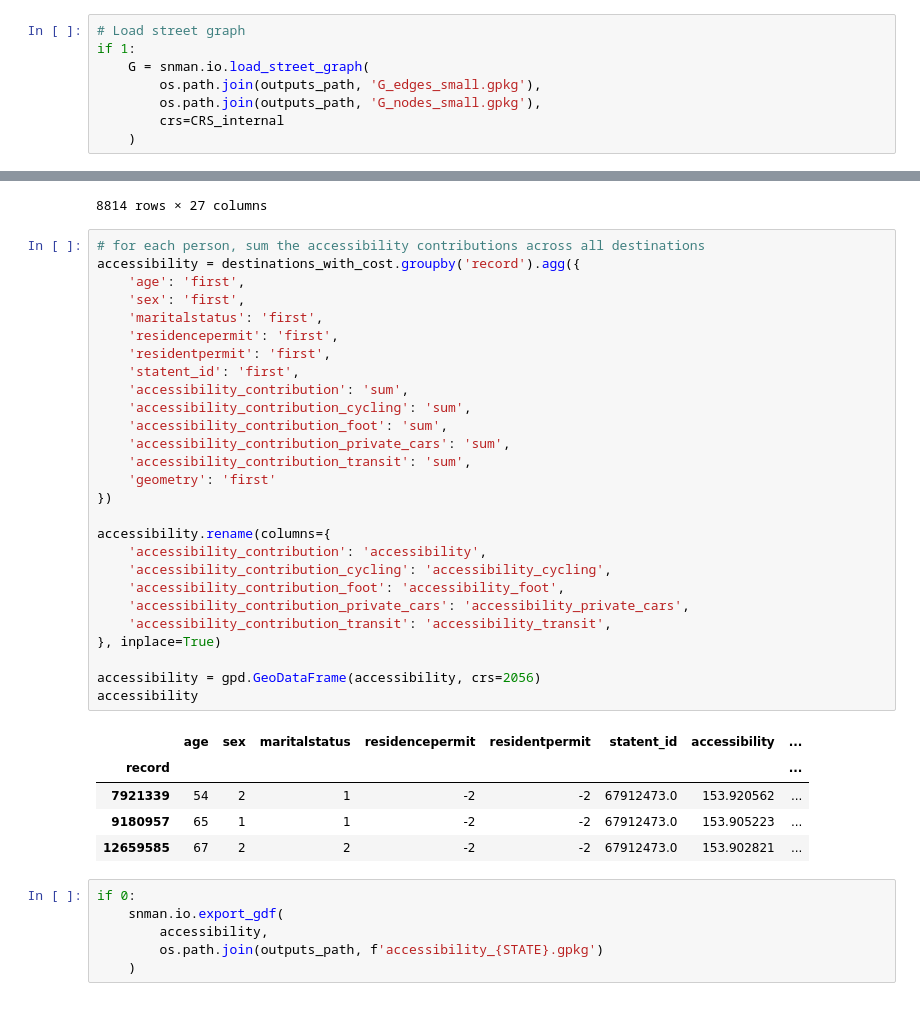
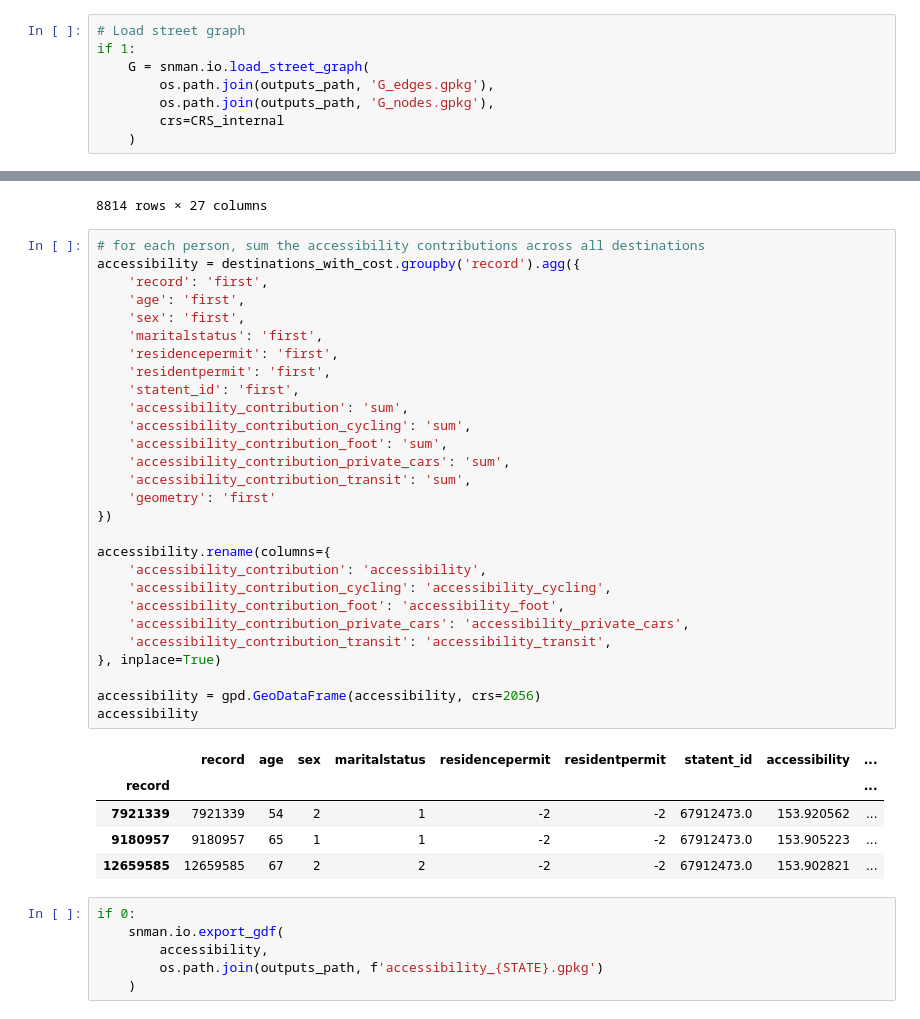
Before and after one commit to lukasballo/snman, a Jupyter notebook: scripts_accessibility_paper/r5.ipynb, the cells around one changed output, grey strips where cells are left out. Drawn from its saved outputs; the diff is of its cells as text.

Commit message:
first draft for coauthors

```diff
--- a/scripts_accessibility_paper/r5.ipynb
+++ b/scripts_accessibility_paper/r5.ipynb
@@ -55,8 +55,8 @@ if 1:
 # Load street graph
 if 1:
     G = snman.io.load_street_graph(
-        os.path.join(outputs_path, 'G_edges_small.gpkg'),
-        os.path.join(outputs_path, 'G_nodes_small.gpkg'),
+        os.path.join(outputs_path, 'G_edges.gpkg'),
+        os.path.join(outputs_path, 'G_nodes.gpkg'),
         crs=CRS_internal
     )
 # %%
@@ -602,36 +602,37 @@ destinations_with_cost
 # %%
 # for each person, sum the accessibility contributions across all destinations
 accessibility = destinations_with_cost.groupby('record').agg({
+    'record': 'first',
     'age': 'first',
     'sex': 'first',
     'maritalstatus': 'first',
     'residencepermit': 'first',
     'residentpermit': 'first',
     'statent_id': 'first',
     'accessibility_contribution': 'sum',
     'accessibility_contribution_cycling': 'sum',
     'accessibility_contribution_foot': 'sum',
     'accessibility_contribution_private_cars': 'sum',
     'accessibility_contribution_transit': 'sum',
     'geometry': 'first'
 })
 
 accessibility.rename(columns={
     'accessibility_contribution': 'accessibility',
     'accessibility_contribution_cycling': 'accessibility_cycling',
     'accessibility_contribution_foot': 'accessibility_foot',
     'accessibility_contribution_private_cars': 'accessibility_private_cars',
     'accessibility_contribution_transit': 'accessibility_transit',
 }, inplace=True)
 
 accessibility = gpd.GeoDataFrame(accessibility, crs=2056)
 accessibility
 # %% [output]
-|  | age | sex | maritalstatus | residencepermit | residentpermit | statent_id | accessibility | ... |
-| record |  |  |  |  |  |  |  | ... |
-| 7921339 | 54 | 2 | 1 | -2 | -2 | 67912473.0 | 153.920562 | ... |
-| 9180957 | 65 | 1 | 1 | -2 | -2 | 67912473.0 | 153.905223 | ... |
-| 12659585 | 67 | 2 | 2 | -2 | -2 | 67912473.0 | 153.902821 | ... |
+|  | record | age | sex | maritalstatus | residencepermit | residentpermit | statent_id | accessibility | ... |
+| record |  |  |  |  |  |  |  |  | ... |
+| 7921339 | 7921339 | 54 | 2 | 1 | -2 | -2 | 67912473.0 | 153.920562 | ... |
+| 9180957 | 9180957 | 65 | 1 | 1 | -2 | -2 | 67912473.0 | 153.905223 | ... |
+| 12659585 | 12659585 | 67 | 2 | 2 | -2 | -2 | 67912473.0 | 153.902821 | ... |
 # %%
 if 0:
     snman.io.export_gdf(
```
Also changed, not shown: parts of 1 cell of this notebook, 5 other files.
